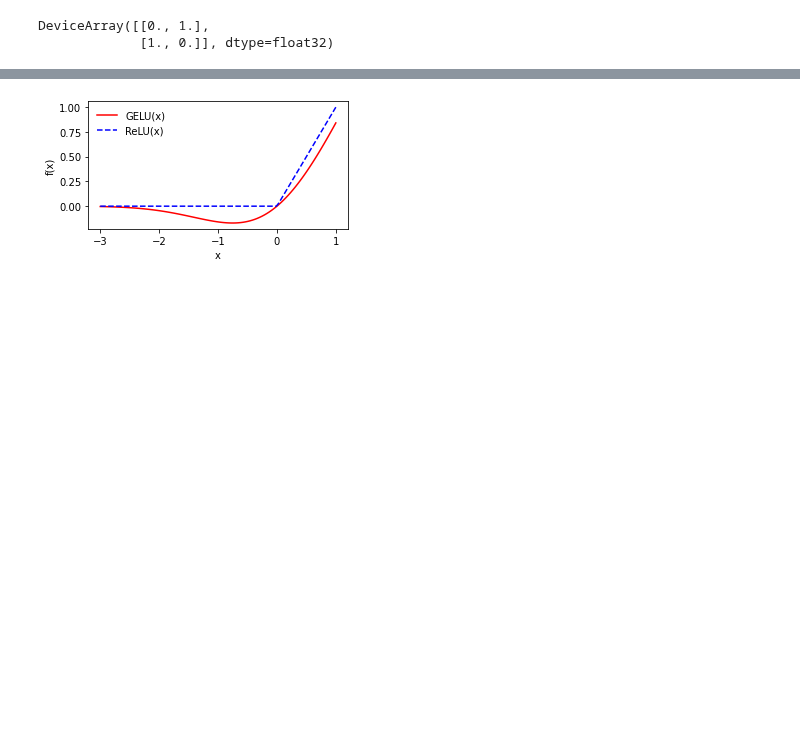
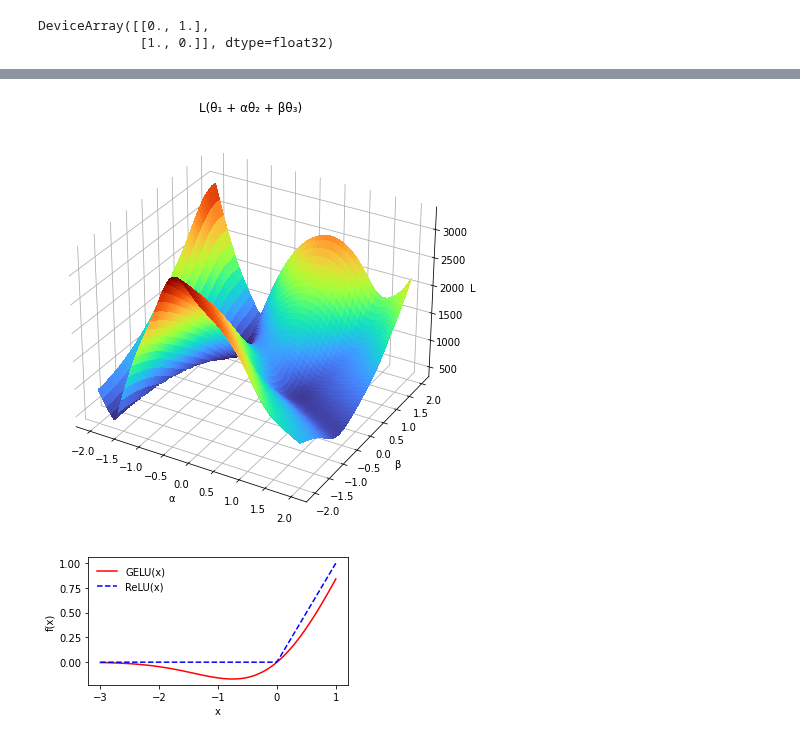
Before and after one commit to jancervenka/notebooks, a Jupyter notebook: jax_hessian.ipynb, the cells around one changed output, grey strips where cells are left out. Drawn from its saved outputs; the diff is of its cells as text; code cells hidden in the pictures; blank space fills up the shorter version.

```diff
--- a/jax_hessian.ipynb
+++ b/jax_hessian.ipynb
@@ -210,3 +216,34 @@ plt.show()
+# %%
+fig, ax = plt.subplots(
+    1, 1, figsize=(6, 6), subplot_kw={"projection": "3d"},
+    constrained_layout=True
+)
+
+X, Y = np.meshgrid(space, space)
+Z = np.array(losses)
+
+ax.plot_surface(
+    X, Y, Z, cmap="turbo",
+    linewidth=0, antialiased=False
+)
+
+ax.xaxis.set_pane_color((1.0, 1.0, 1.0, 0.0))
+ax.yaxis.set_pane_color((1.0, 1.0, 1.0, 0.0))
+ax.zaxis.set_pane_color((1.0, 1.0, 1.0, 0.0))
+
+ax.set_ylabel("β")
+ax.set_xlabel("α")
+ax.set_zlabel("L")
+ax.set_title("L(θ₁ + αθ₂ + βθ₃)")
+
+fig_path = os.path.join(
+    usr, "Documents/site/assets/img/loss_mesh.svg"
+)
+plt.savefig(fig_path, transparent=True)
+
+plt.show()
+# %% [output]
+[figure, added]
 # %%
 def relu(x):
     return np.maximum(x, 0)
```
Also changed, not shown: parts of 5 cells of this notebook.
